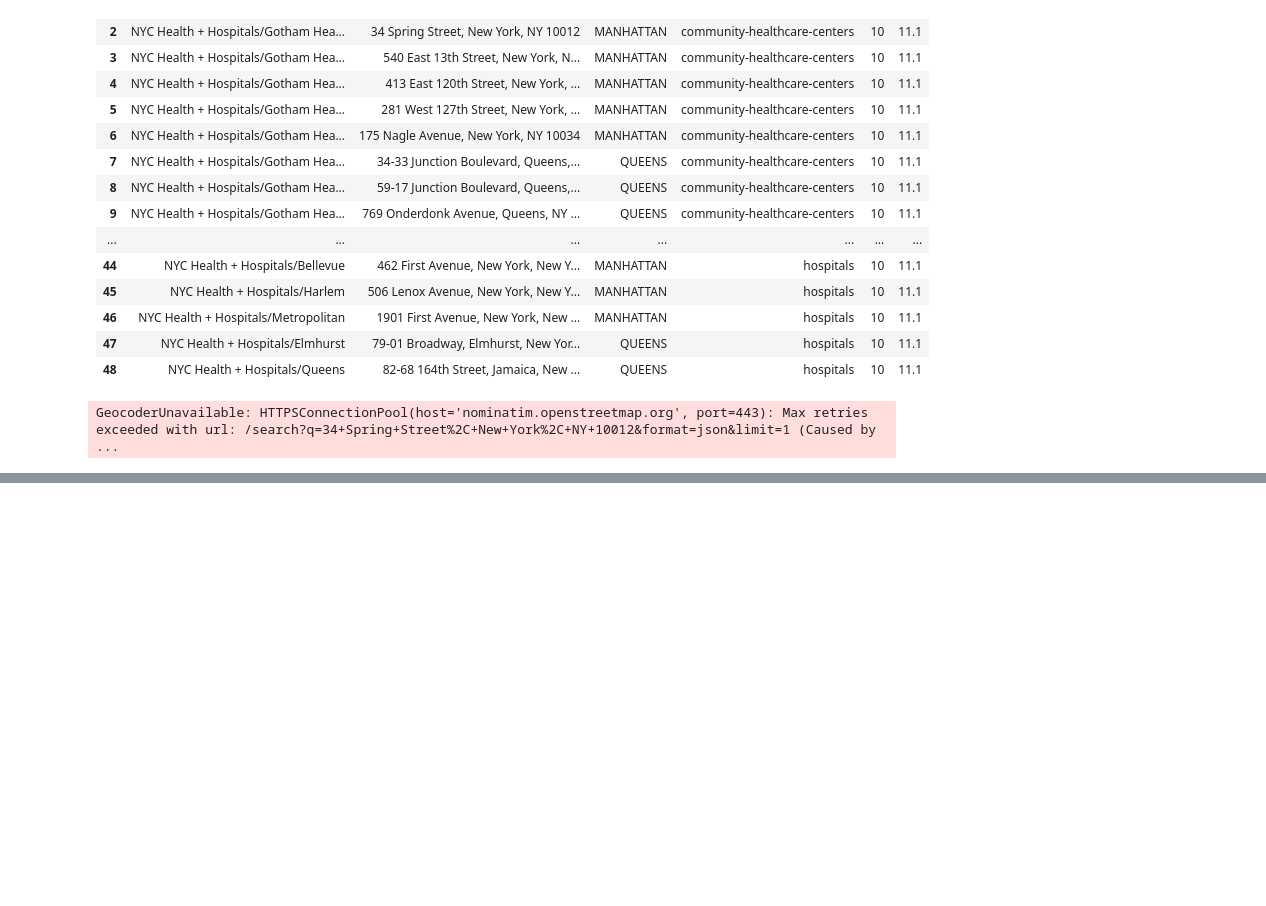
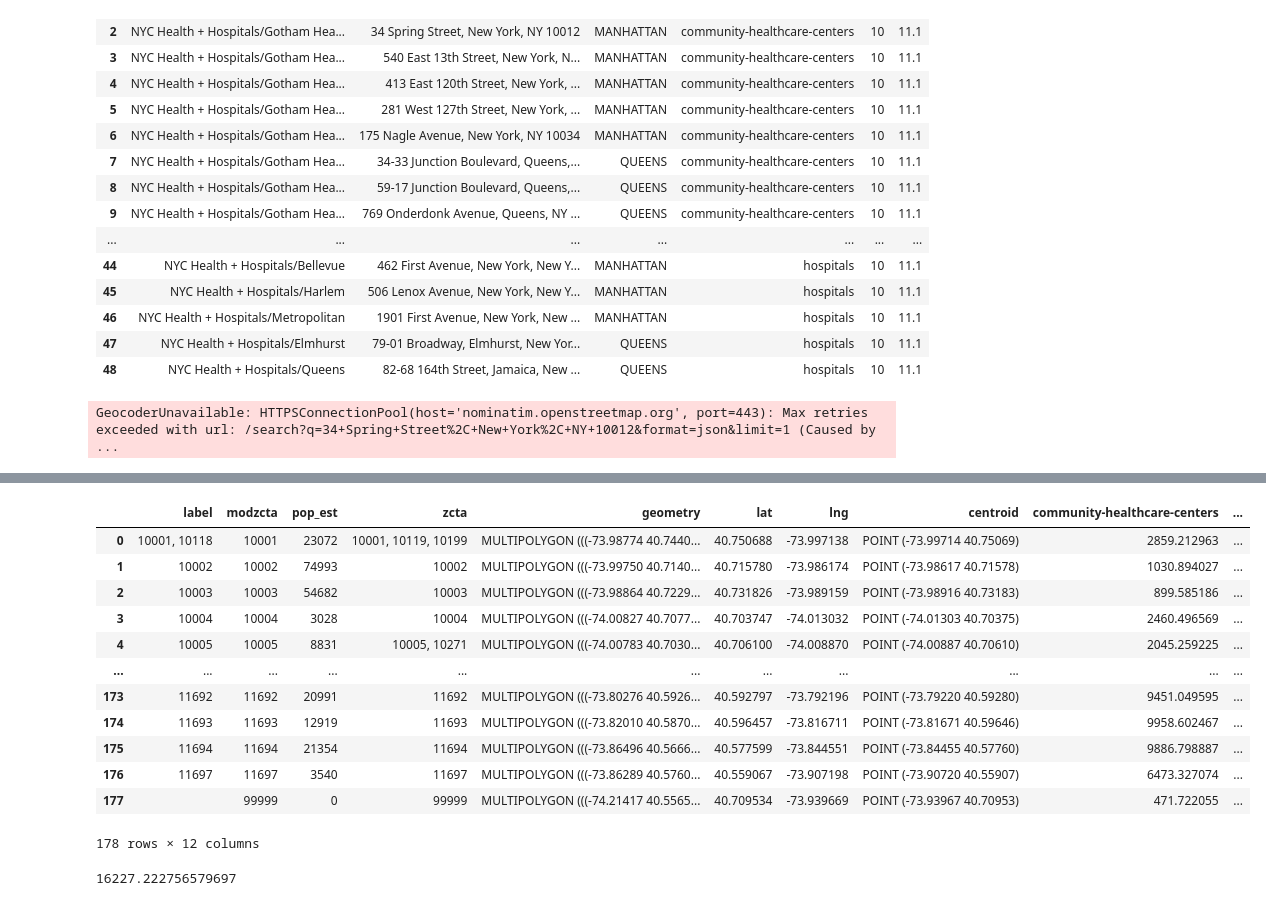
Before and after one commit to saturn-drm/equity-during-covid, a Jupyter notebook: scripts/1130address.ipynb, the cells around one changed output, grey strips where cells are left out. Saved outputs shown, nothing was run; the diff lists cells and outputs as text; code cells hidden in the pictures; blank space fills up the shorter version.

Commit message:
physical part

```diff
--- a/scripts/1130address.ipynb
+++ b/scripts/1130address.ipynb
@@ -95,0 +141,4 @@ GeocoderUnavailable: HTTPSConnectionPool(host='nominatim.openstreetmap.org', por
+# %%
+shapes['lat'] = 0.0
+shapes['lng'] = 0.0
+shapes.dtypes
@@ -95,0 +154,5 @@ GeocoderUnavailable: HTTPSConnectionPool(host='nominatim.openstreetmap.org', por
+# %%
+for index, row in shapes.iterrows():
+    shapes.loc[index, 'lat'] = row['geometry'].centroid.y
+    shapes.loc[index, 'lng'] = row['geometry'].centroid.x
+shapes.dtypes
@@ -95,0 +177,2 @@ GeocoderUnavailable: HTTPSConnectionPool(host='nominatim.openstreetmap.org', por
+# %%
+shapes['centroid'] = shapes['geometry'].centroid
@@ -95,0 +193,5 @@ GeocoderUnavailable: HTTPSConnectionPool(host='nominatim.openstreetmap.org', por
+# %%
+facilities = pandas.read_csv('../datas/05-physical/medical-facilities-converted.csv')
+for kind in facilities['CLASS'].unique():
+    shapes[kind] = 0.0
+shapes.head()
@@ -95,0 +216,27 @@ GeocoderUnavailable: HTTPSConnectionPool(host='nominatim.openstreetmap.org', por
+# %%
+for index, row in shapes.iterrows():
+    for kind in facilities['CLASS'].unique():
+        dists = []
+        tardata = facilities[facilities['CLASS'] == kind]
+        for i, r in tardata.iterrows():
+            dists.append(geopy.distance.geodesic((r['lat'], r['lng']), (row['lat'], row['lng'])).meters)
+        shapes.loc[index, kind] = min(dists)
+shapes
+# %% [output]
+|  | label | modzcta | pop_est | zcta | geometry | lat | lng | centroid | community-healthcare-centers | ... |
+| 0 | 10001, 10118 | 10001 | 23072 | 10001, 10119, 10199 | MULTIPOLYGON (((-73.98774 40.7440... | 40.750688 | -73.997138 | POINT (-73.99714 40.75069) | 2859.212963 | ... |
+| 1 | 10002 | 10002 | 74993 | 10002 | MULTIPOLYGON (((-73.99750 40.7140... | 40.715780 | -73.986174 | POINT (-73.98617 40.71578) | 1030.894027 | ... |
+| 2 | 10003 | 10003 | 54682 | 10003 | MULTIPOLYGON (((-73.98864 40.7229... | 40.731826 | -73.989159 | POINT (-73.98916 40.73183) | 899.585186 | ... |
+| 3 | 10004 | 10004 | 3028 | 10004 | MULTIPOLYGON (((-74.00827 40.7077... | 40.703747 | -74.013032 | POINT (-74.01303 40.70375) | 2460.496569 | ... |
+| 4 | 10005 | 10005 | 8831 | 10005, 10271 | MULTIPOLYGON (((-74.00783 40.7030... | 40.706100 | -74.008870 | POINT (-74.00887 40.70610) | 2045.259225 | ... |
+| ... | ... | ... | ... | ... | ... | ... | ... | ... | ... | ... |
+| 173 | 11692 | 11692 | 20991 | 11692 | MULTIPOLYGON (((-73.80276 40.5926... | 40.592797 | -73.792196 | POINT (-73.79220 40.59280) | 9451.049595 | ... |
+| 174 | 11693 | 11693 | 12919 | 11693 | MULTIPOLYGON (((-73.82010 40.5870... | 40.596457 | -73.816711 | POINT (-73.81671 40.59646) | 9958.602467 | ... |
+| 175 | 11694 | 11694 | 21354 | 11694 | MULTIPOLYGON (((-73.86496 40.5666... | 40.577599 | -73.844551 | POINT (-73.84455 40.57760) | 9886.798887 | ... |
+| 176 | 11697 | 11697 | 3540 | 11697 | MULTIPOLYGON (((-73.86289 40.5760... | 40.559067 | -73.907198 | POINT (-73.90720 40.55907) | 6473.327074 | ... |
+| 177 |  | 99999 | 0 | 99999 | MULTIPOLYGON (((-74.21417 40.5565... | 40.709534 | -73.939669 | POINT (-73.93967 40.70953) | 471.722055 | ... |
+178 rows × 12 columns
+# %%
+geopy.distance.geodesic((shapes.loc[1]['lat'], shapes.loc[1]['lng']), (facilities.loc[1]['lat'], facilities.loc[1]['lng'])).meters
+# %% [output]
+16227.222756579697
```
Also changed, not shown: parts of 25 cells of this notebook, 9 other files.
